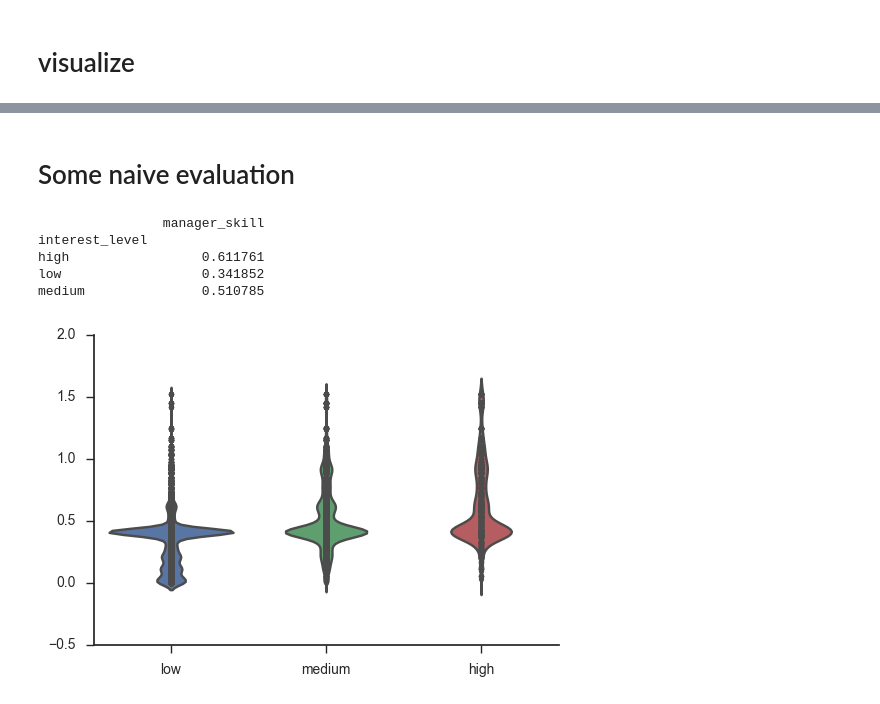
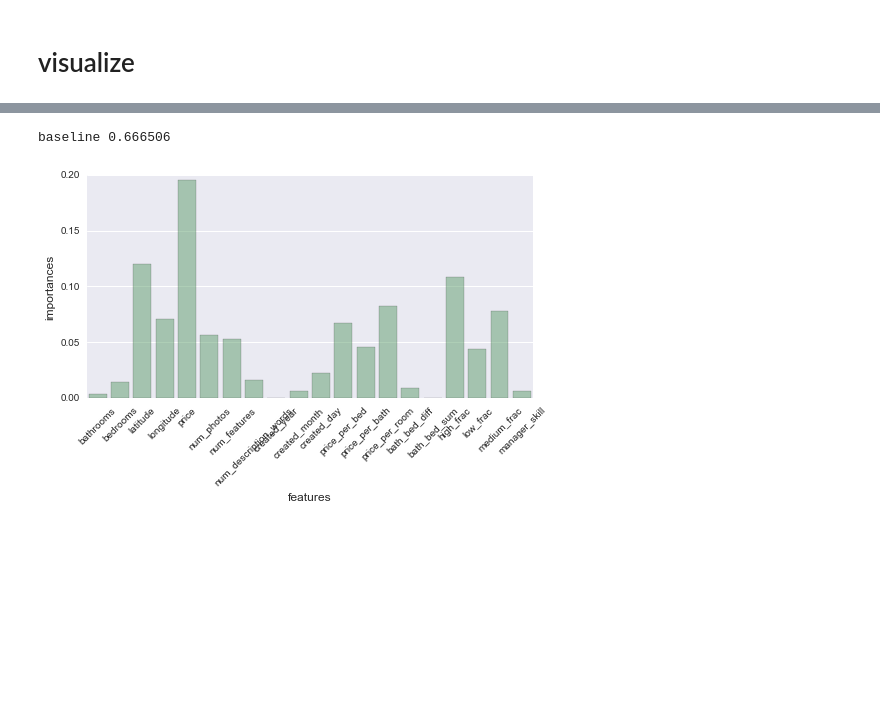
Before and after one commit to moyuanhuang/kaggle_2sigma_rental_inquiry, a Jupyter notebook: manager_id.ipynb, the cells around one changed output, grey strips where cells are left out. Cells and saved outputs as stored; diff of their text form; code cells hidden in the pictures; blank space fills up the shorter version.

Commit message:
xgboost

```diff
--- a/manager_id.ipynb
+++ b/manager_id.ipynb
@@ -107,17 +105,0 @@ features_to_use.extend(['manager_id', 'high_frac','low_frac', 'medium_frac','man
-# %%
-from sklearn.linear_model import LogisticRegression
-feature_selected = ['manager_skill', 'linear_bias']
-weight = level_counts / np.linalg.norm(level_counts)
-weights = np.zeros(X_tr.shape[0])
-for i, w in enumerate(weights):
-    level = y_tr.values[i]
-    if level == 'low':
-        w = weight[0]
-    elif level == 'medium':
-        w = weight[1]
-    else:
-        w = weight[2]
-
-clf = LogisticRegression(multi_class='multinomial', solver='lbfgs', verbose=1)
-clf.fit(X_tr[feature_selected], y_tr, class_weight='balanced')
-predict = clf.predict(X_val[feature_selected])
@@ -126,23 +106,22 @@ predict = clf.predict(X_val[feature_selected])
-# %% [markdown]
-# Some naive evaluation
-# %%
-temp = X_tr.loc[:, ['interest_level', 'manager_skill']]
-mean_manager_skill = temp.groupby('interest_level').mean()
-print mean_manager_skill
-low_int = temp.loc[X_tr['interest_level'] == 'low'].manager_skill
-medium_int = temp.loc[X_tr['interest_level'] == 'medium'].manager_skill
-high_int = temp.loc[X_tr['interest_level'] == 'high'].manager_skill
-# %% [output]
-                manager_skill
-interest_level
-high                 0.611761
-low                  0.341852
-medium               0.510785
-# %%
-fig = plt.figure()
-sb.set_style('ticks')
-g = sb.violinplot(data=[low_int, medium_int, high_int], inner="points")
-g.set(xticklabels=['low','medium','high'])
-sb.despine()
-# %% [output]
-[figure, removed]
+# %%
+# from sklearn.linear_model import LogisticRegression
+from xgboost import XGBClassifier
+features_selected = features_to_use
+
+clf = XGBClassifier(objective='multi:softmax')
+clf.fit(X_tr[features_selected] , y_tr)
+log_proba_val = -np.log(clf.predict_proba(X_val[features_selected]))
+onehot_val = pd.get_dummies(y_val).as_matrix().astype(np.bool_)
+print 'baseline', log_proba_val[onehot_val].mean()
+# %% [output]
+baseline 0.666506
+# %%
+plt.figure(figsize=(8,4))
+g = sb.barplot(features_selected, clf.feature_importances_, alpha=.5, color=sb.color_palette()[1])
+plt.xticks(rotation=45)
+plt.ylabel('importances', fontsize=12)
+plt.xlabel('features', fontsize=12)
+plt.savefig('xgboost_baseline.png')
+plt.show()
+# %% [output]
+[figure, added]
```
Also changed, not shown: parts of 12 cells of this notebook.
